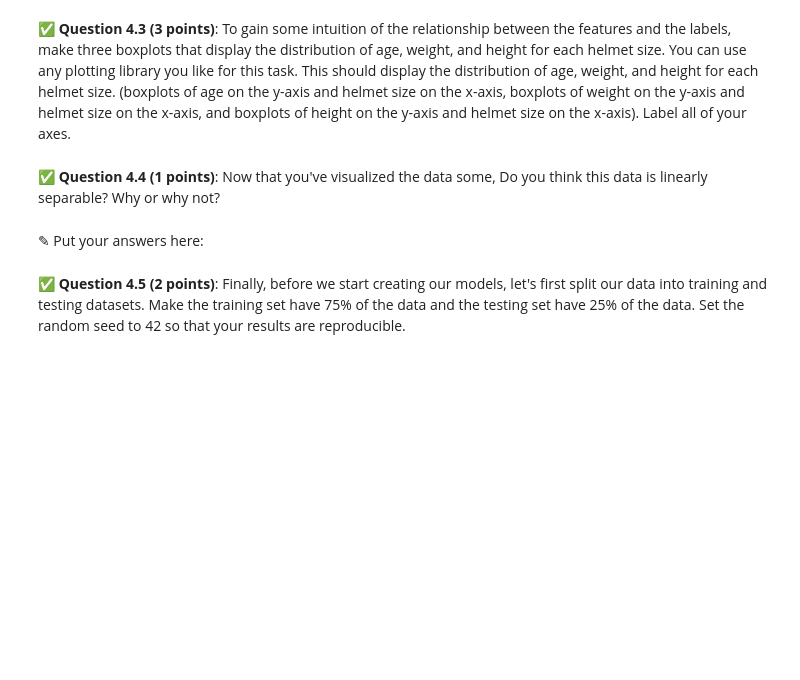
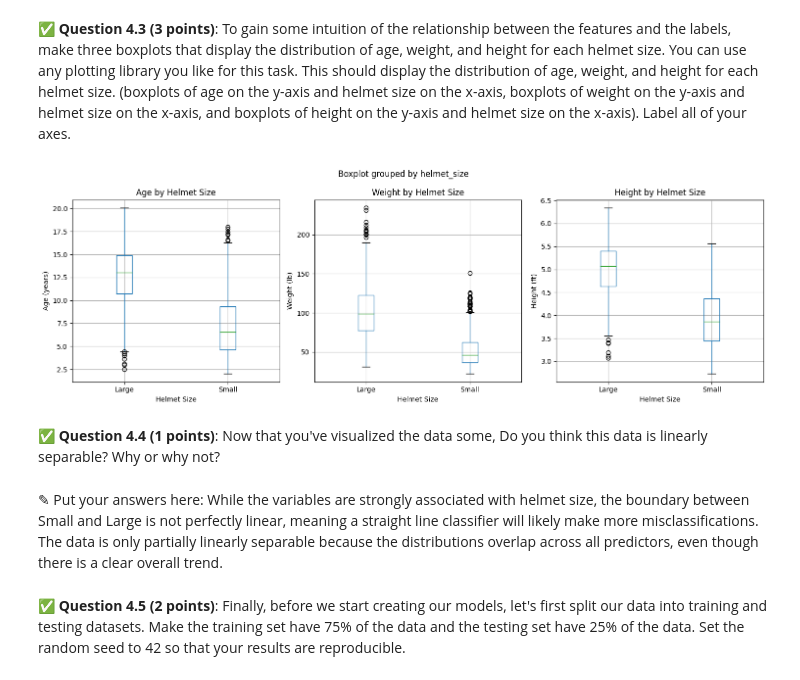
Before and after one commit to johnsje6/CMSE202-s26-turnin, a Jupyter notebook: hw-04/HW-04_RegressionClassification-STUDENT.ipynb, the cells around one changed output. Saved outputs shown, nothing was run; the diff lists cells and outputs as text; code cells hidden in the pictures; blank space fills up the shorter version.

```diff
--- a/hw-04/HW-04_RegressionClassification-STUDENT.ipynb
+++ b/hw-04/HW-04_RegressionClassification-STUDENT.ipynb
@@ -247,0 +246,8 @@ We will use classification techniques to determine which children should get the
+# %%
+# Put your code here
+df["helmet_size"] = df["HeadCirc_in"].apply(
+    lambda x: "Small" if x < 20.5 else "Large"
+)
+
+# display first 10 rows of both columns
+df[["HeadCirc_in", "helmet_size"]].head(10)
@@ -258,6 +293,32 @@ We want to prepare our data for the following classification models, with the un
+# %%
+# Put your code here
+fig, axes = plt.subplots(1, 3, figsize=(15, 5))
+
+# Age vs helmet size
+df.boxplot(column="age", by="helmet_size", ax=axes[0])
+axes[0].set_title("Age by Helmet Size")
+axes[0].set_xlabel("Helmet Size")
+axes[0].set_ylabel("Age (years)")
+
+# Weight vs helmet size
+df.boxplot(column="Weight_lb", by="helmet_size", ax=axes[1])
+axes[1].set_title("Weight by Helmet Size")
+axes[1].set_xlabel("Helmet Size")
+axes[1].set_ylabel("Weight (lb)")
+
+# Height vs helmet size
+df.boxplot(column="Height_ft", by="helmet_size", ax=axes[2])
+axes[2].set_title("Height by Helmet Size")
+axes[2].set_xlabel("Helmet Size")
+axes[2].set_ylabel("Height (ft)")
+
+plt.tight_layout()
+plt.show()
+# %% [output]
+[figure, added]
 # %% [markdown]
 &#9989;  **Question 4.4 (1 points)**: Now that you've visualized the data some, Do you think this data is linearly separable? Why or why not?
-# %% [markdown]
-<font size=+3>&#9998;</font> Put your answers here:
+# %% [markdown]
+<font size=+3>&#9998;</font> Put your answers here: While the variables are strongly associated with helmet size, the boundary between Small and Large is not perfectly linear, meaning a straight line classifier will likely make more misclassifications. The data is only partially linearly separable because the distributions overlap across all predictors, even though there is a clear overall trend.
 # %% [markdown]
 &#9989;  **Question 4.5 (2 points)**: Finally, before we start creating our models, let's first split our data into training and testing datasets. Make the training set have 75\% of the data and the testing set have 25\% of the data. Set the random seed to 42 so that your results are reproducible.
```
Also changed, not shown: parts of 13 cells of this notebook.
